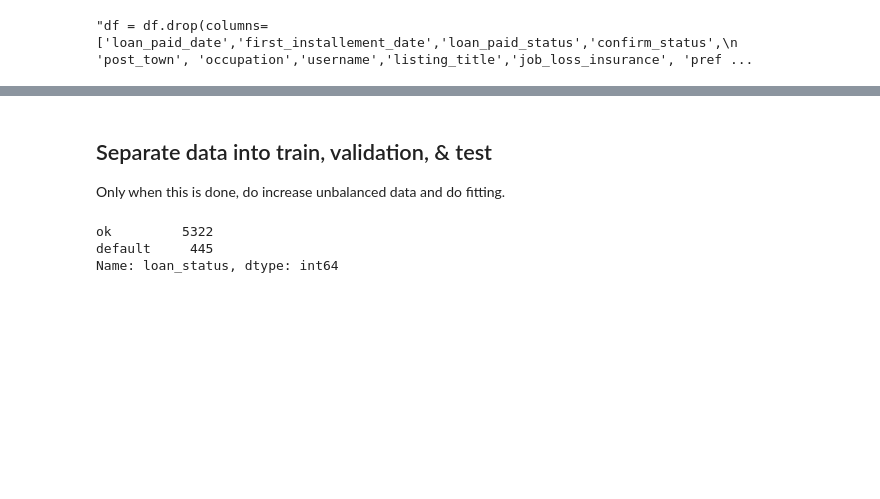
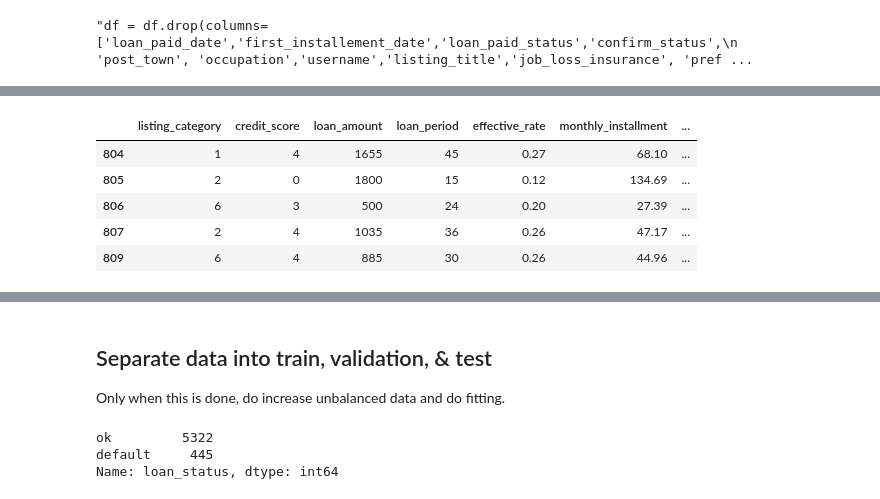
Before and after one commit to ValdemarQ/competitions, a Jupyter notebook: Finbee/C - Class project - Finbee - Predicting who will default on loans.ipynb, the cells around one changed output, grey strips where cells are left out. Cells and saved outputs as stored; diff of their text form; code cells hidden in the pictures; blank space fills up the shorter version.

Commit message:
Working on project, baseline model added, model building started, classification reports used

```diff
--- a/Finbee/C - Class project - Finbee - Predicting who will default on loans.ipynb
+++ b/Finbee/C - Class project - Finbee - Predicting who will default on loans.ipynb
@@ -1164,3 +1174,9 @@ df
                  'years_working_in_total', 'monthly_expenses','outstanding_debts', 'last_debt_date' ])'''
 # %% [output]
 "df = df.drop(columns=['loan_paid_date','first_installement_date','loan_paid_status','confirm_status',\n                'post_town', 'occupation','username','listing_title','job_loss_insurance', 'pref ...
+# %%
+baseline_features = ['listing_category','credit_score','loan_amount','loan_period','effective_rate','monthly_installment',
+            'gender','age','education','employment_status','employ_how_long','dependants',
+            'marital_status','monthly_income','available_income','dti','year','month','dayofmonth']
+
+target = ['loan_status']
@@ -1166,0 +1192,19 @@ df
+# %%
+#Copy original df
+baseline_df = df.copy()
+# %%
+#Covert objects to numericals
+for feature in baseline_features:
+    if baseline_df[feature].dtypes == 'object':
+        baseline_df[feature] = baseline_df[feature].astype('category').cat.codes
+
+baseline_df.loan_status = baseline_df.loan_status .astype('category').cat.codes
+# %%
+baseline_df[baseline_features].head()
+# %% [output]
+|  | listing_category | credit_score | loan_amount | loan_period | effective_rate | monthly_installment | ... |
+| 804 | 1 | 4 | 1655 | 45 | 0.27 | 68.10 | ... |
+| 805 | 2 | 0 | 1800 | 15 | 0.12 | 134.69 | ... |
+| 806 | 6 | 3 | 500 | 24 | 0.20 | 27.39 | ... |
+| 807 | 2 | 4 | 1035 | 36 | 0.26 | 47.17 | ... |
+| 809 | 6 | 4 | 885 | 30 | 0.26 | 44.96 | ... |
```
Also changed, not shown: parts of 22 cells of this notebook.
